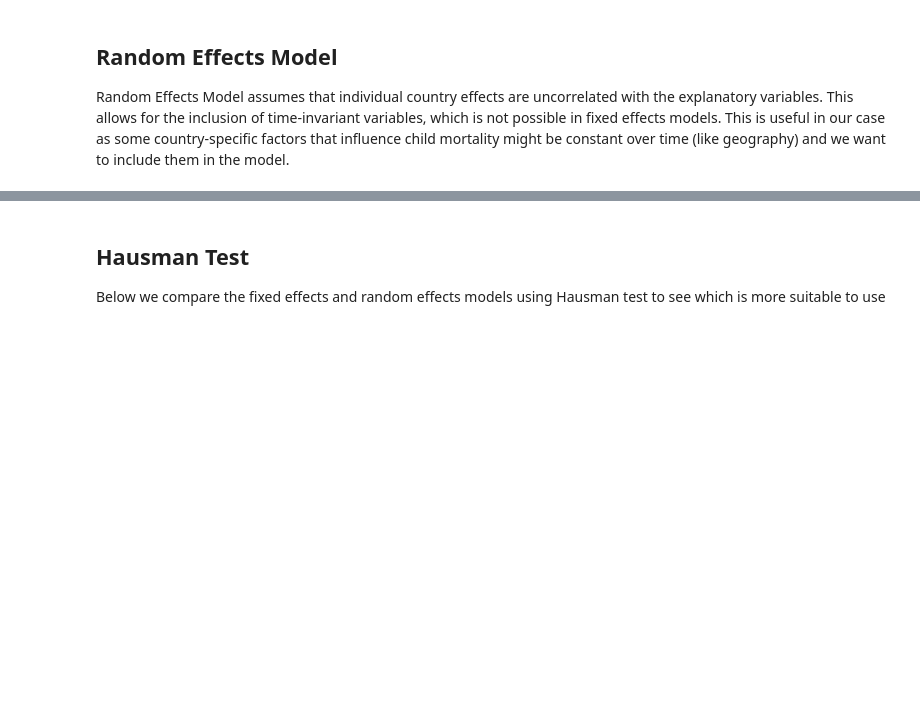
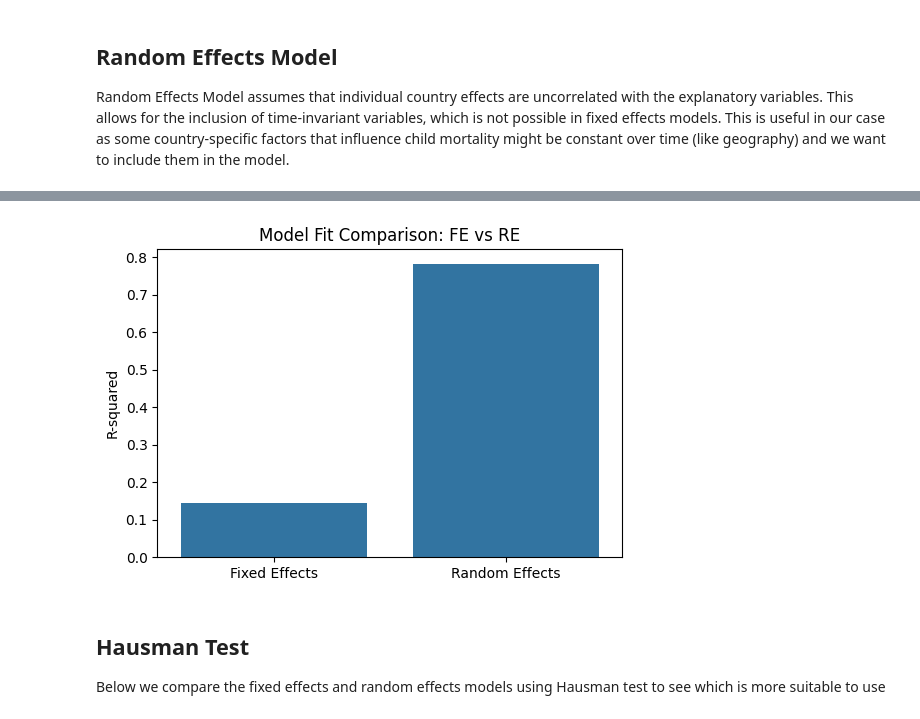
Before and after one commit to s-hreya-riram/sustainable-development-goals-modeling, a Jupyter notebook: jupyter_notebook/modeling.ipynb, the cells around one changed output, grey strips where cells are left out. Cells and saved outputs as stored; diff of their text form; code cells hidden in the pictures; blank space fills up the shorter version.

```diff
--- a/jupyter_notebook/modeling.ipynb
+++ b/jupyter_notebook/modeling.ipynb
@@ -114,6 +114,16 @@ R-Squared (Overall)                                 0.1447               0.7818
 -------------------------------------------------------------------------------
 
 T-stats reported in parentheses
+# %%
+import matplotlib.pyplot as plt
+import seaborn as sns
+plt.figure(figsize=(6,4))
+sns.barplot(x=['Fixed Effects', 'Random Effects'], y=[0.1447, 0.7818])
+plt.ylabel("R-squared")
+plt.title("Model Fit Comparison: FE vs RE")
+plt.show()
+# %% [output]
+[figure, added]
 # %% [markdown]
 ## Hausman Test
 
```
Also changed, not shown: parts of 18 cells of this notebook, 4 other files.
